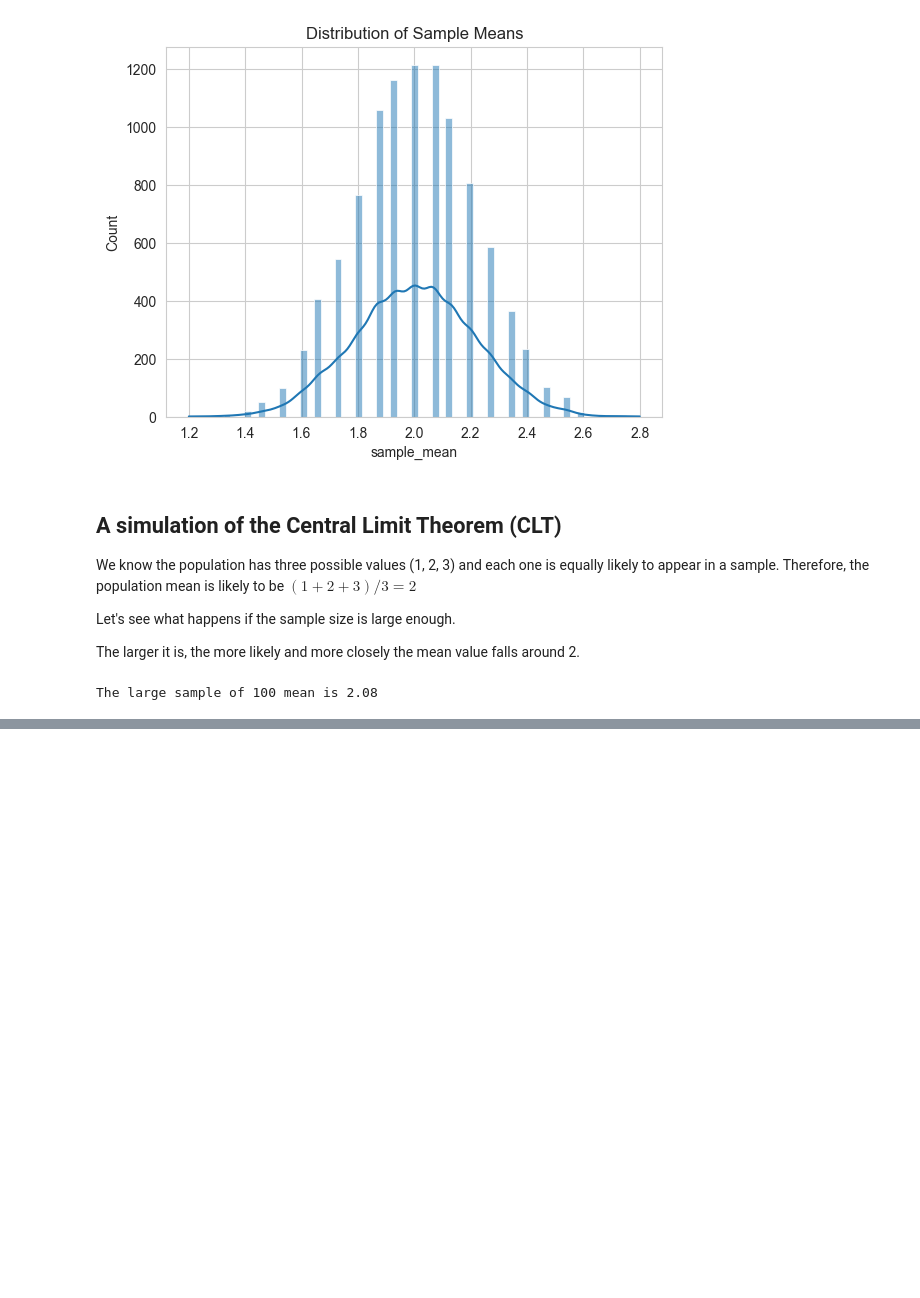
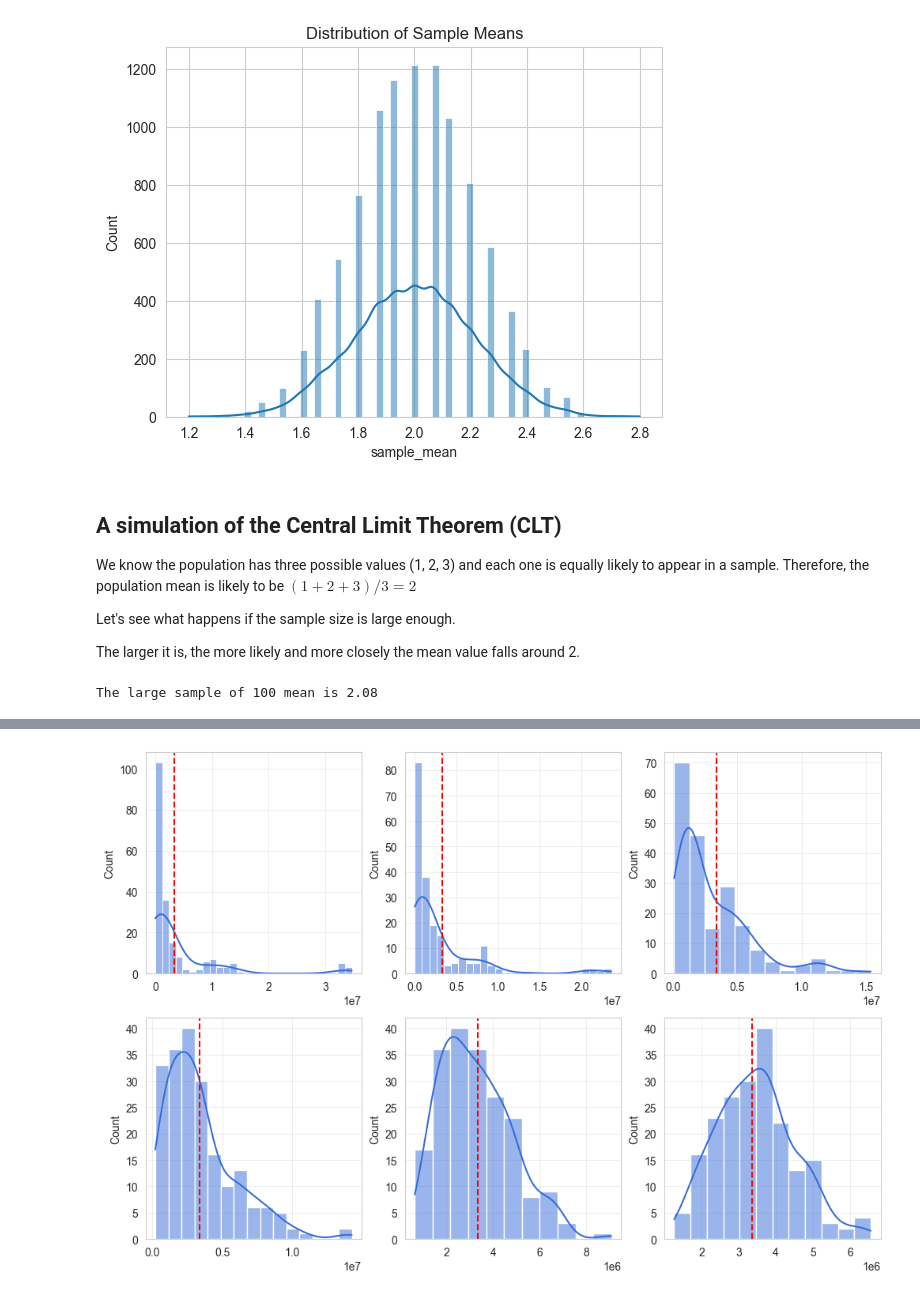
Before and after one commit to jieshu-wang-SBU/EST389_371_2026_spring, a Jupyter notebook: lectures/10-statistic_analysis_and_regression/10-01_Simulating_CLT.ipynb, the cells around one changed output, grey strips where cells are left out. Drawn from its saved outputs; the diff is of its cells as text; code cells hidden in the pictures; blank space fills up the shorter version.

```diff
--- a/lectures/10-statistic_analysis_and_regression/10-01_Simulating_CLT.ipynb
+++ b/lectures/10-statistic_analysis_and_regression/10-01_Simulating_CLT.ipynb
@@ -63,0 +116,15 @@ The large sample of 100 mean is 2.08
+# %%
+sns.set_style("whitegrid")
+fig, axes = plt.subplots(nrows=2, ncols=3, figsize=(12, 8))
+num_sample=200
+for size_, ax in zip([3, 5, 10, 20, 50, 80], axes.flat):
+    sample_means = []
+
+    for i in range(num_sample):
+        sample = df.sample(n=size_)['total_cases'].to_list()
+        sample_means.append(np.mean(sample))
+
+    g0=sns.histplot(data=sample_means, kde=True, ax=ax)
+    ax.axvline(x=df['total_cases'].mean(), color='red', linestyle='dashed')
+# %% [output]
+[figure, added]
```
Also changed, not shown: parts of 7 cells of this notebook.
